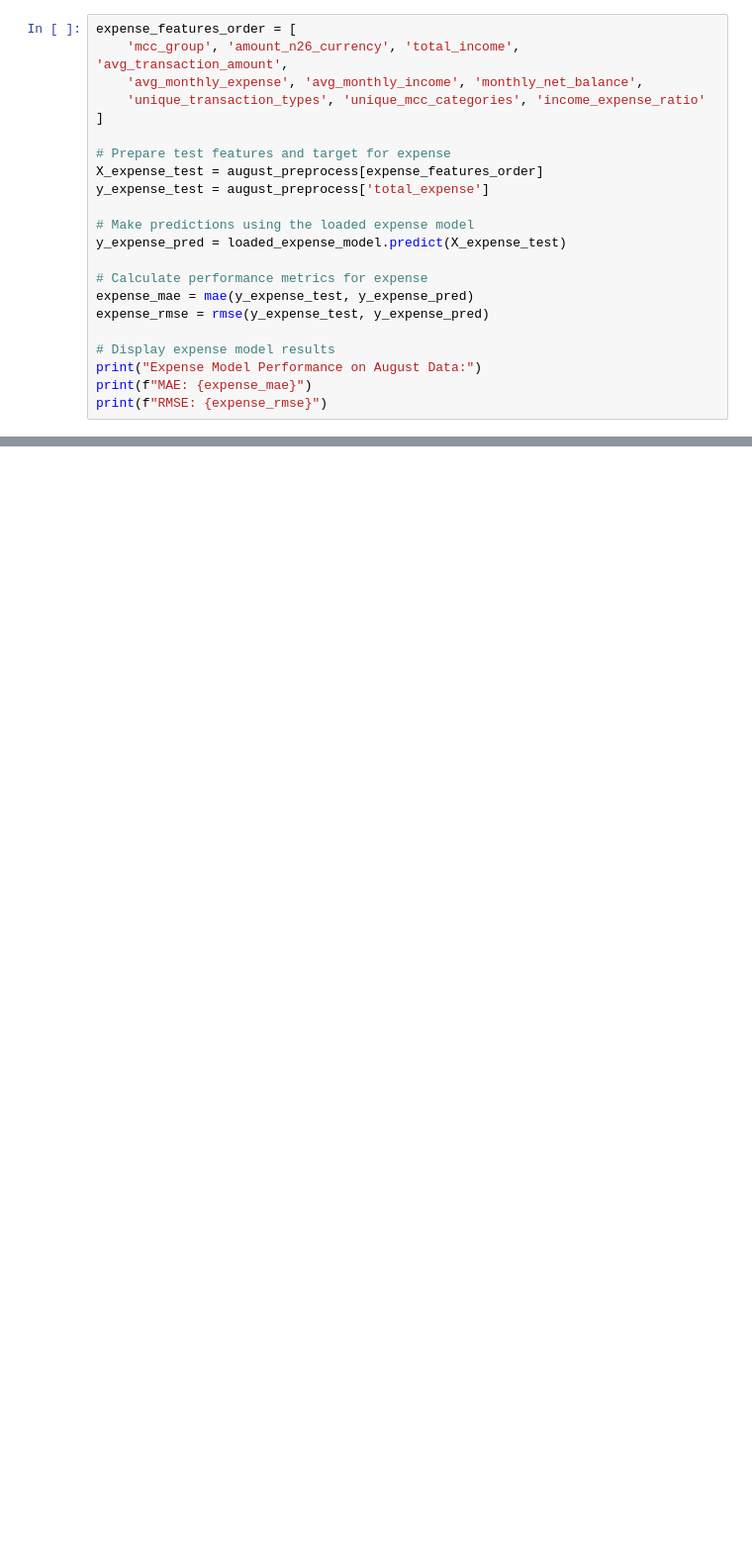
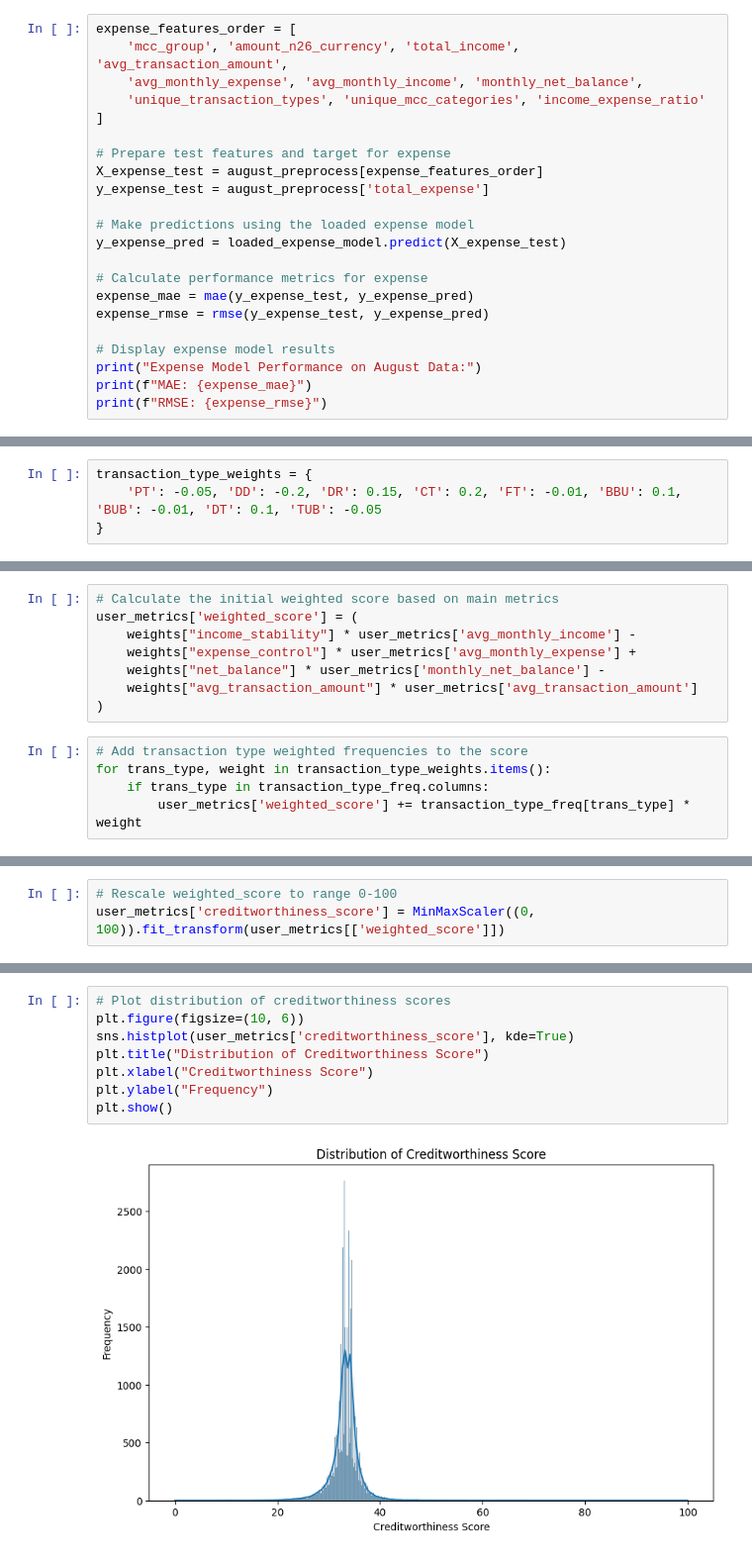
Before and after one commit to adrianacupp/Financial-Behavior-Prediction, a Jupyter notebook: fbp_cuppuleri.ipynb, the cells around one changed output, grey strips where cells are left out. Shown at 99% size. Cells and saved outputs as stored; diff of their text form; blank space fills up the shorter version.

Commit message:
creditworth score

```diff
--- a/fbp_cuppuleri.ipynb
+++ b/fbp_cuppuleri.ipynb
@@ -1355,0 +1440,4 @@ print(f"RMSE: {expense_rmse}")
+# %%
+transaction_type_weights = {
+    'PT': -0.05, 'DD': -0.2, 'DR': 0.15, 'CT': 0.2, 'FT': -0.01, 'BBU': 0.1, 'BUB': -0.01, 'DT': 0.1, 'TUB': -0.05
+}
@@ -1355,0 +1448,13 @@ print(f"RMSE: {expense_rmse}")
+# %%
+# Calculate the initial weighted score based on main metrics
+user_metrics['weighted_score'] = (
+    weights["income_stability"] * user_metrics['avg_monthly_income'] -
+    weights["expense_control"] * user_metrics['avg_monthly_expense'] +
+    weights["net_balance"] * user_metrics['monthly_net_balance'] -
+    weights["avg_transaction_amount"] * user_metrics['avg_transaction_amount']
+)
+# %%
+# Add transaction type weighted frequencies to the score
+for trans_type, weight in transaction_type_weights.items():
+    if trans_type in transaction_type_freq.columns:
+        user_metrics['weighted_score'] += transaction_type_freq[trans_type] * weight
@@ -1355,0 +1466,3 @@ print(f"RMSE: {expense_rmse}")
+# %%
+# Rescale weighted_score to range 0-100
+user_metrics['creditworthiness_score'] = MinMaxScaler((0, 100)).fit_transform(user_metrics[['weighted_score']])
@@ -1355,0 +1484,10 @@ print(f"RMSE: {expense_rmse}")
+# %%
+# Plot distribution of creditworthiness scores
+plt.figure(figsize=(10, 6))
+sns.histplot(user_metrics['creditworthiness_score'], kde=True)
+plt.title("Distribution of Creditworthiness Score")
+plt.xlabel("Creditworthiness Score")
+plt.ylabel("Frequency")
+plt.show()
+# %% [output]
+[figure, added]
```
Also changed, not shown: parts of 27 cells of this notebook.
